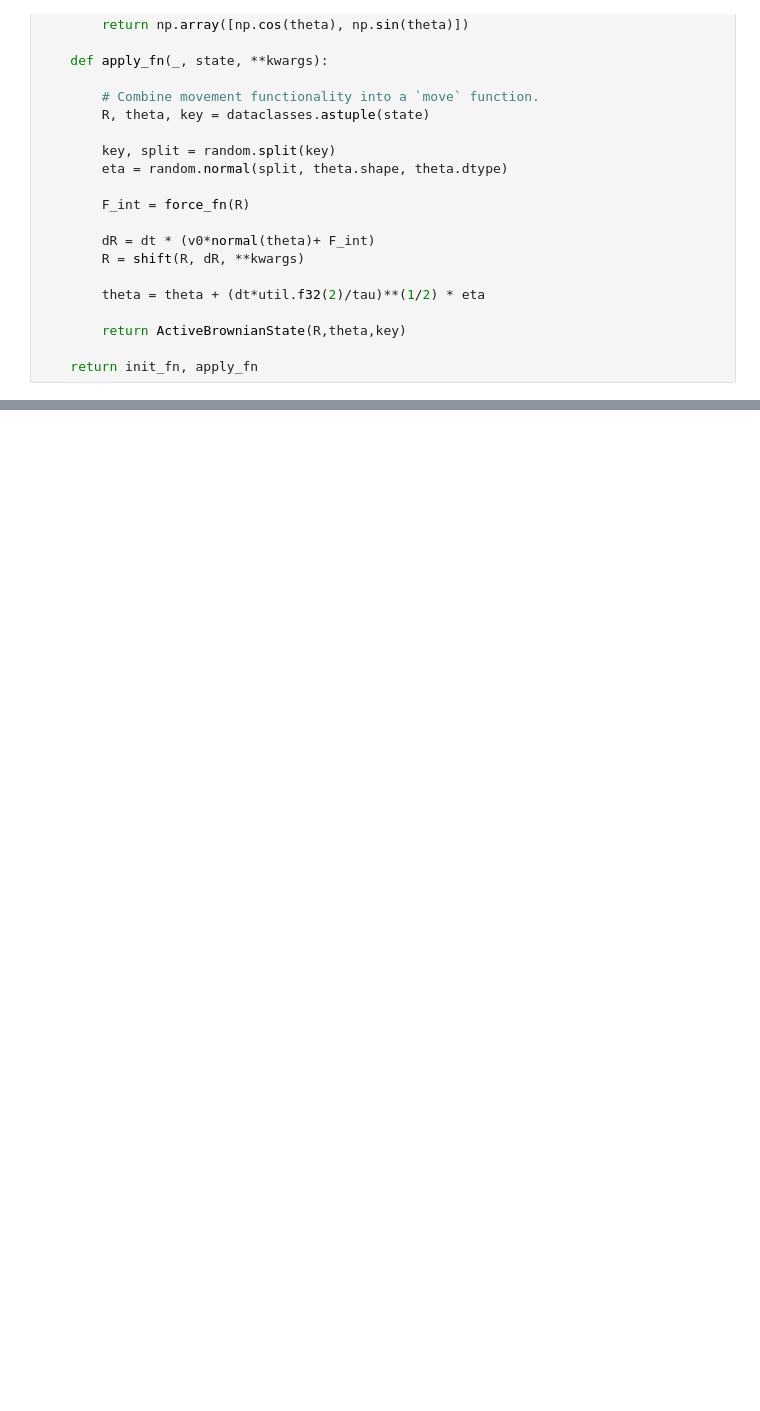
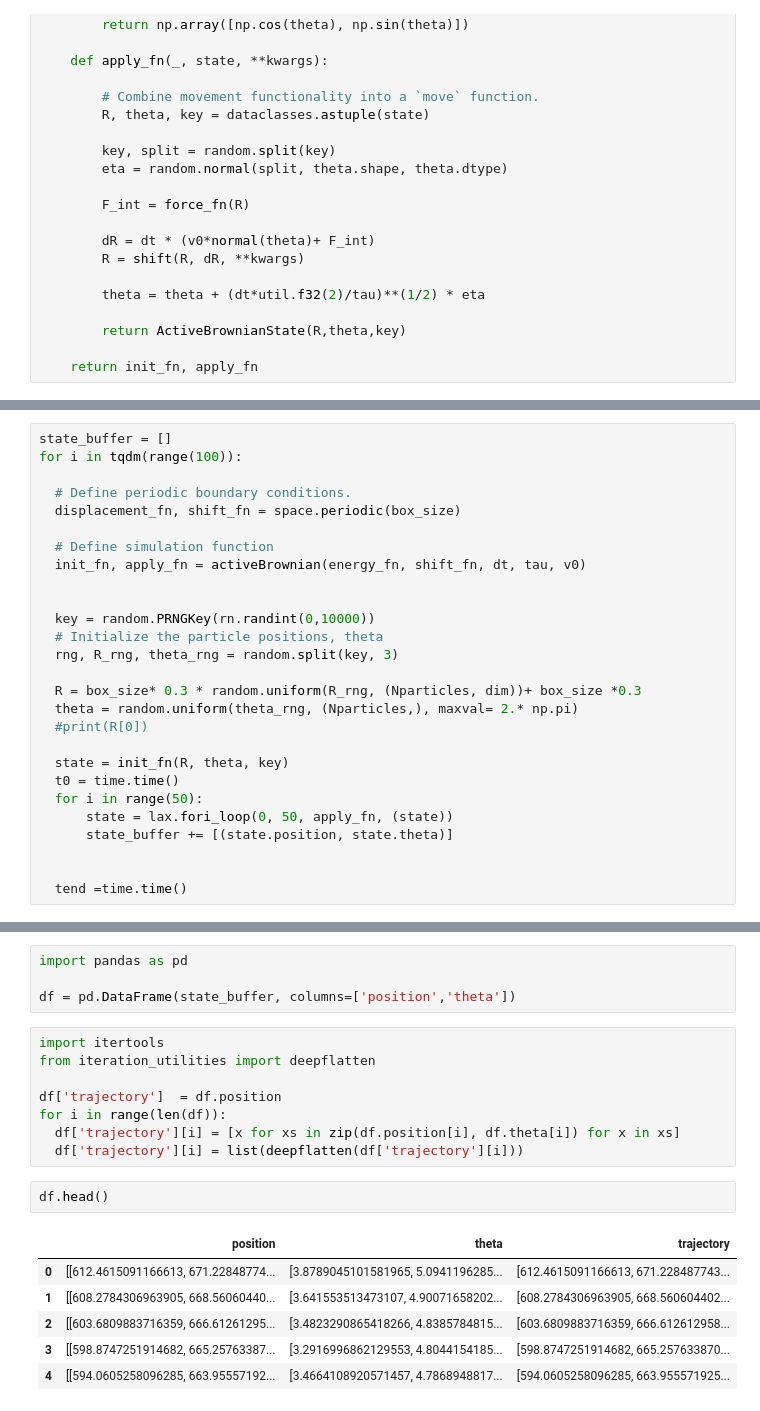
Before and after one commit to Nishant-Ramakuru/Inference-based-GNNS, a Jupyter notebook: Predicting_Collective_Dynamics_w_GNN_Simulator.ipynb, the cells around one changed output, grey strips where cells are left out. Saved outputs shown, nothing was run; the diff lists cells and outputs as text; blank space fills up the shorter version.

```diff
--- a/Predicting_Collective_Dynamics_w_GNN_Simulator.ipynb
+++ b/Predicting_Collective_Dynamics_w_GNN_Simulator.ipynb
@@ -718,0 +701,27 @@ tend =time.time()
+# %%
+state_buffer = []
+for i in tqdm(range(100)):
+
+  # Define periodic boundary conditions.
+  displacement_fn, shift_fn = space.periodic(box_size)
+
+  # Define simulation function
+  init_fn, apply_fn = activeBrownian(energy_fn, shift_fn, dt, tau, v0)
+
+
+  key = random.PRNGKey(rn.randint(0,10000))
+  # Initialize the particle positions, theta
+  rng, R_rng, theta_rng = random.split(key, 3)
+
+  R = box_size* 0.3 * random.uniform(R_rng, (Nparticles, dim))+ box_size *0.3
+  theta = random.uniform(theta_rng, (Nparticles,), maxval= 2.* np.pi)
+  #print(R[0])
+
+  state = init_fn(R, theta, key)
+  t0 = time.time()
+  for i in range(50):
+      state = lax.fori_loop(0, 50, apply_fn, (state))
+      state_buffer += [(state.position, state.theta)]
+
+
+  tend =time.time()
@@ -722,0 +738,21 @@ display(render(box_size,state_buffer))
+# %%
+import pandas as pd
+
+df = pd.DataFrame(state_buffer, columns=['position','theta'])
+# %%
+import itertools
+from iteration_utilities import deepflatten
+
+df['trajectory']  = df.position
+for i in range(len(df)):
+  df['trajectory'][i] = [x for xs in zip(df.position[i], df.theta[i]) for x in xs]
+  df['trajectory'][i] = list(deepflatten(df['trajectory'][i]))
+# %%
+df.head()
+# %% [output]
+|  | position | theta | trajectory |
+| 0 | [[612.4615091166613, 671.22848774... | [3.8789045101581965, 5.0941196285... | [612.4615091166613, 671.228487743... |
+| 1 | [[608.2784306963905, 668.56060440... | [3.641553513473107, 4.90071658202... | [608.2784306963905, 668.560604402... |
+| 2 | [[603.6809883716359, 666.61261295... | [3.4823290865418266, 4.8385784815... | [603.6809883716359, 666.612612958... |
+| 3 | [[598.8747251914682, 665.25763387... | [3.2916996862129553, 4.8044154185... | [598.8747251914682, 665.257633870... |
+| 4 | [[594.0605258096285, 663.95557192... | [3.4664108920571457, 4.7868948817... | [594.0605258096285, 663.955571925... |
```
Also changed, not shown: parts of 15 cells of this notebook.
